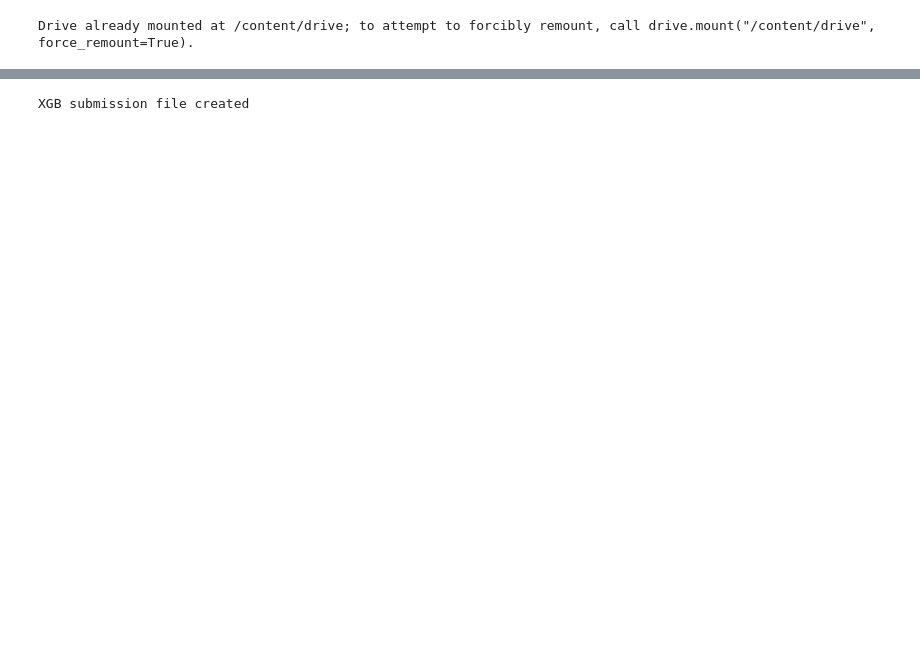
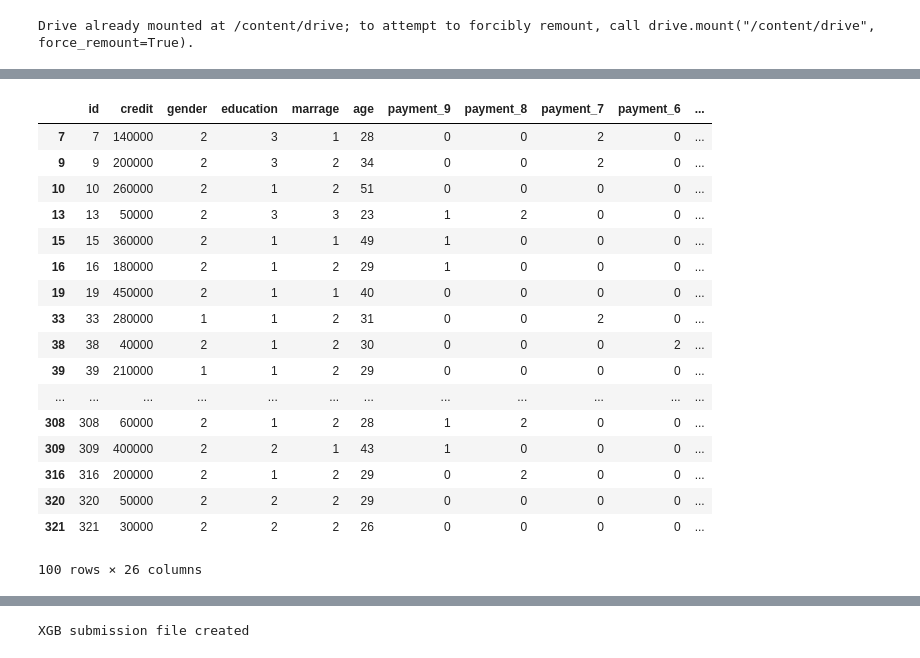
Before and after one commit to takumi5757/git_probspace, a Jupyter notebook: credit_compe.ipynb, the cells around one changed output, grey strips where cells are left out. Drawn from its saved outputs; the diff is of its cells as text; code cells hidden in the pictures; blank space fills up the shorter version.

```diff
--- a/credit_compe.ipynb
+++ b/credit_compe.ipynb
@@ -49,3 +48,60 @@ columns += [f"claim_{i}" for i in range(9,3,-1)]
 columns += [f"advance_{i}" for i in range(9,3,-1)]
 train.columns = columns + ["target"]
 test.columns = columns
+# %%
+'''
+#年齢台の特徴量
+train["age_cat"] = (np.floor(train["age"]/10)*10).astype(np.int64)
+test["age_cat"] = (np.floor(test["age"]/10)*10).astype(np.int64)
+'''
+
+column_names = [f"payment_{i}" for i in range(9,3,-1)]
+
+train["payment"] =  0
+test["payment"] =  0
+
+for column_name in column_names:
+    train.loc[train[column_name] < 0, column_name] = 0
+    test.loc[test[column_name] < 0, column_name] = 0
+
+
+
+#row は遅い
+for index, row in train.iterrows():
+    if any(row[column_names]) == True:
+      train.loc[index, "payment"] = 1
+
+for index, row in test.iterrows():
+    if any(row[column_names]) == True:
+      test.loc[index, "payment"] = 1
+# %%
+"""
+bad_pred_data = pd.DataFrame()
+for i in range(len(train)-1):
+  if train.loc[i, "payment"] != train.loc[i, "target"]:
+    bad_pred_data
+"""
+#過去の支払い遅れが一回だけの場合は今回支払う可能性が高そう　1回だけ支払い遅れまで０か否かコラム
+#直近の支払い遅れは影響ありそう　payment_9,8 が0か否か
+
+bad_pred_data = train[train["payment"] != train["target"]]
+bad_pred_data.head(100)
+# %% [output]
+|  | id | credit | gender | education | marrage | age | payment_9 | payment_8 | payment_7 | payment_6 | ... |
+| 7 | 7 | 140000 | 2 | 3 | 1 | 28 | 0 | 0 | 2 | 0 | ... |
+| 9 | 9 | 200000 | 2 | 3 | 2 | 34 | 0 | 0 | 2 | 0 | ... |
+| 10 | 10 | 260000 | 2 | 1 | 2 | 51 | 0 | 0 | 0 | 0 | ... |
+| 13 | 13 | 50000 | 2 | 3 | 3 | 23 | 1 | 2 | 0 | 0 | ... |
+| 15 | 15 | 360000 | 2 | 1 | 1 | 49 | 1 | 0 | 0 | 0 | ... |
+| 16 | 16 | 180000 | 2 | 1 | 2 | 29 | 1 | 0 | 0 | 0 | ... |
+| 19 | 19 | 450000 | 2 | 1 | 1 | 40 | 0 | 0 | 0 | 0 | ... |
+| 33 | 33 | 280000 | 1 | 1 | 2 | 31 | 0 | 0 | 2 | 0 | ... |
+| 38 | 38 | 40000 | 2 | 1 | 2 | 30 | 0 | 0 | 0 | 2 | ... |
+| 39 | 39 | 210000 | 1 | 1 | 2 | 29 | 0 | 0 | 0 | 0 | ... |
+| ... | ... | ... | ... | ... | ... | ... | ... | ... | ... | ... | ... |
+| 308 | 308 | 60000 | 2 | 1 | 2 | 28 | 1 | 2 | 0 | 0 | ... |
+| 309 | 309 | 400000 | 2 | 2 | 1 | 43 | 1 | 0 | 0 | 0 | ... |
+| 316 | 316 | 200000 | 2 | 1 | 2 | 29 | 0 | 2 | 0 | 0 | ... |
+| 320 | 320 | 50000 | 2 | 2 | 2 | 29 | 0 | 0 | 0 | 0 | ... |
+| 321 | 321 | 30000 | 2 | 2 | 2 | 26 | 0 | 0 | 0 | 0 | ... |
+100 rows × 26 columns
```
Also changed, not shown: parts of 15 cells of this notebook.
